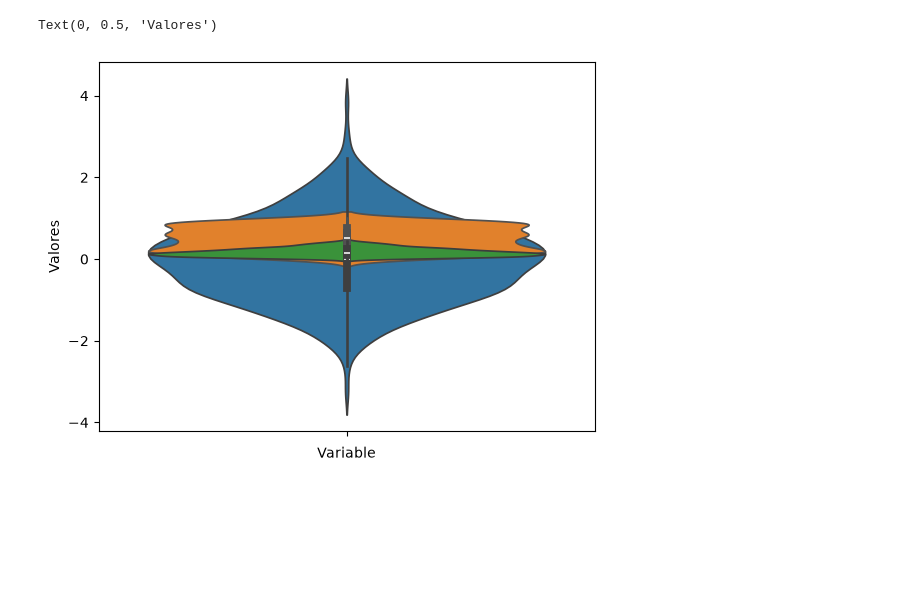
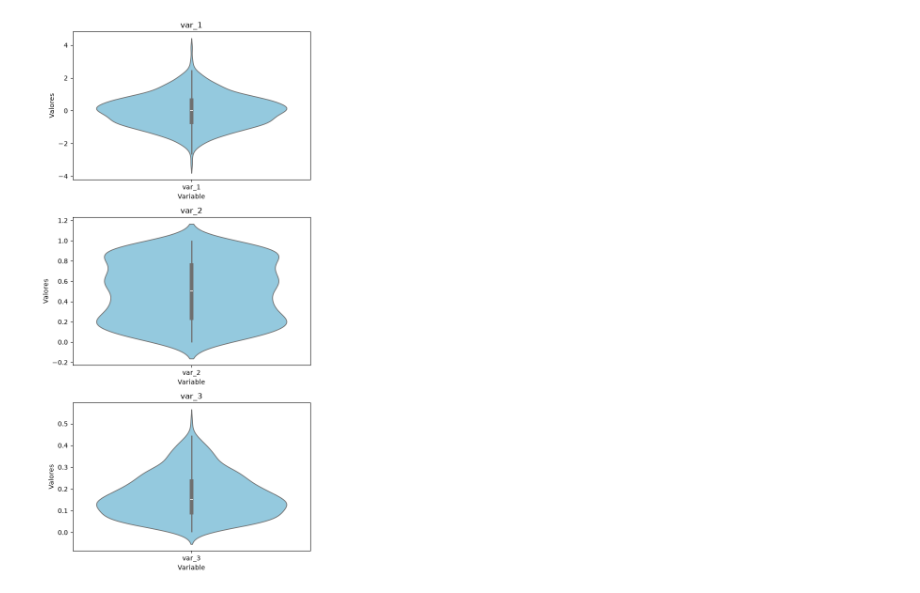
Before and after one commit to jcarloshg/codificando_bits, a Jupyter notebook: estadistica_descriptiva/08.graph-density.ipynb, the cells around one changed output. Drawn from its saved outputs; the diff is of its cells as text; code cells hidden in the pictures; blank space fills up the shorter version.

Commit message:
update the data

```diff
--- a/estadistica_descriptiva/08.graph-density.ipynb
+++ b/estadistica_descriptiva/08.graph-density.ipynb
@@ -20,6 +23,0 @@ df
-# %%
-import seaborn as sns
-
-ax = sns.histplot(data=df['var_1'], stat='density', kde=True, bins=100)
-ax.set_xlabel('Variable')
-ax.set_ylabel('Densidades de probabilidad')
@@ -29,15 +24,16 @@ Text(0, 0.5, 'Densidades de probabilidad')
-# %%
-ax = sns.violinplot(data=df['var_1'])
-ax.set_xlabel("Variable")
-ax.set_ylabel("Valores")
-
-ax = sns.violinplot(data=df['var_2'])
-ax.set_xlabel("Variable")
-ax.set_ylabel("Valores")
-
-ax = sns.violinplot(data=df['var_3'])
-ax.set_xlabel("Variable")
-ax.set_ylabel("Valores")
-# %% [output]
-Text(0, 0.5, 'Valores')
-[figure, removed]
+# %%
+variables = ["var_1", "var_2", "var_3"]
+
+fig, axes = plt.subplots(3, 1, figsize=(6, 12))
+
+for ax, var in zip(axes, variables):
+    sns.violinplot(data=df[var], ax=ax, color="skyblue", inner="box")
+    ax.set_xlabel("Variable")
+    ax.set_ylabel("Valores")
+    ax.set_xticks([0], labels=[var])
+    ax.set_title(var)
+
+plt.tight_layout()
+plt.show()
+# %% [output]
+[figure, added]
```
Also changed, not shown: parts of 3 cells of this notebook, 1 other file.
